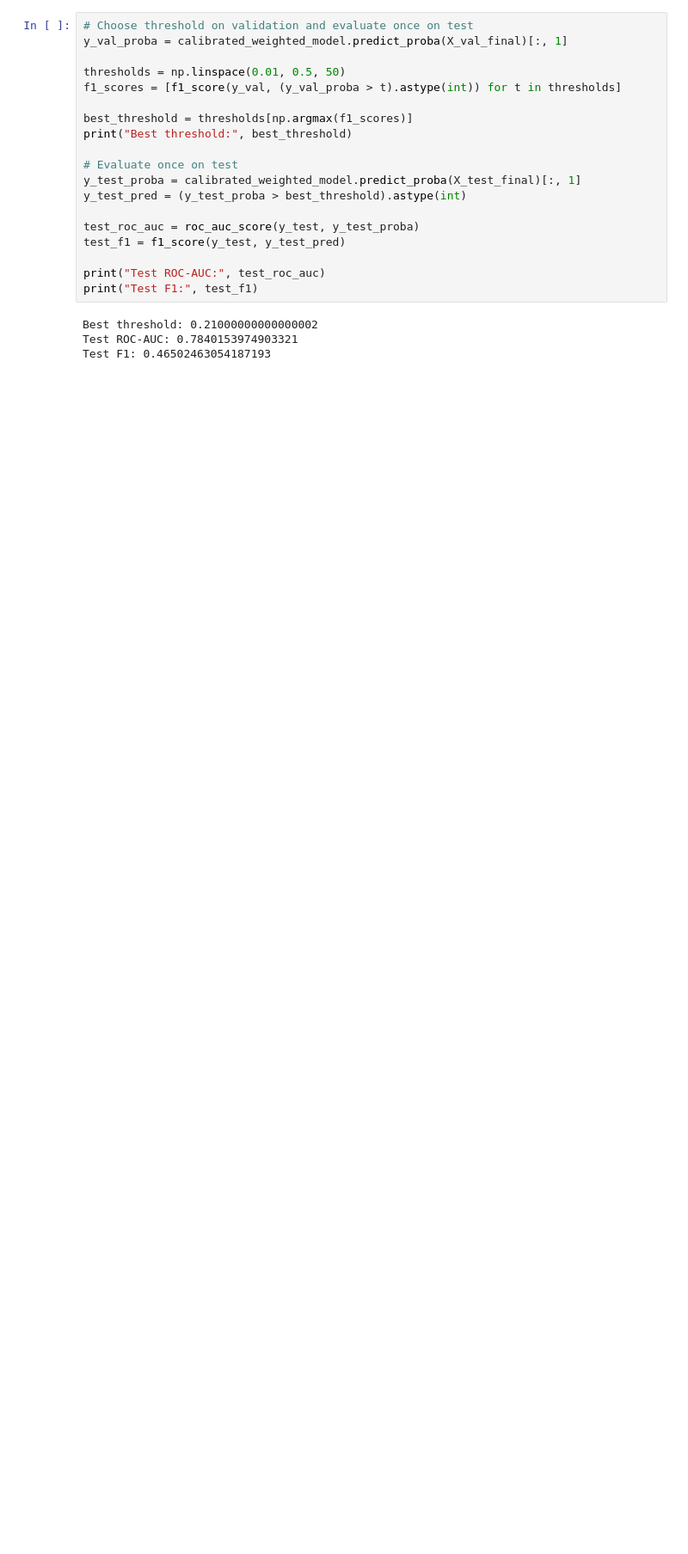
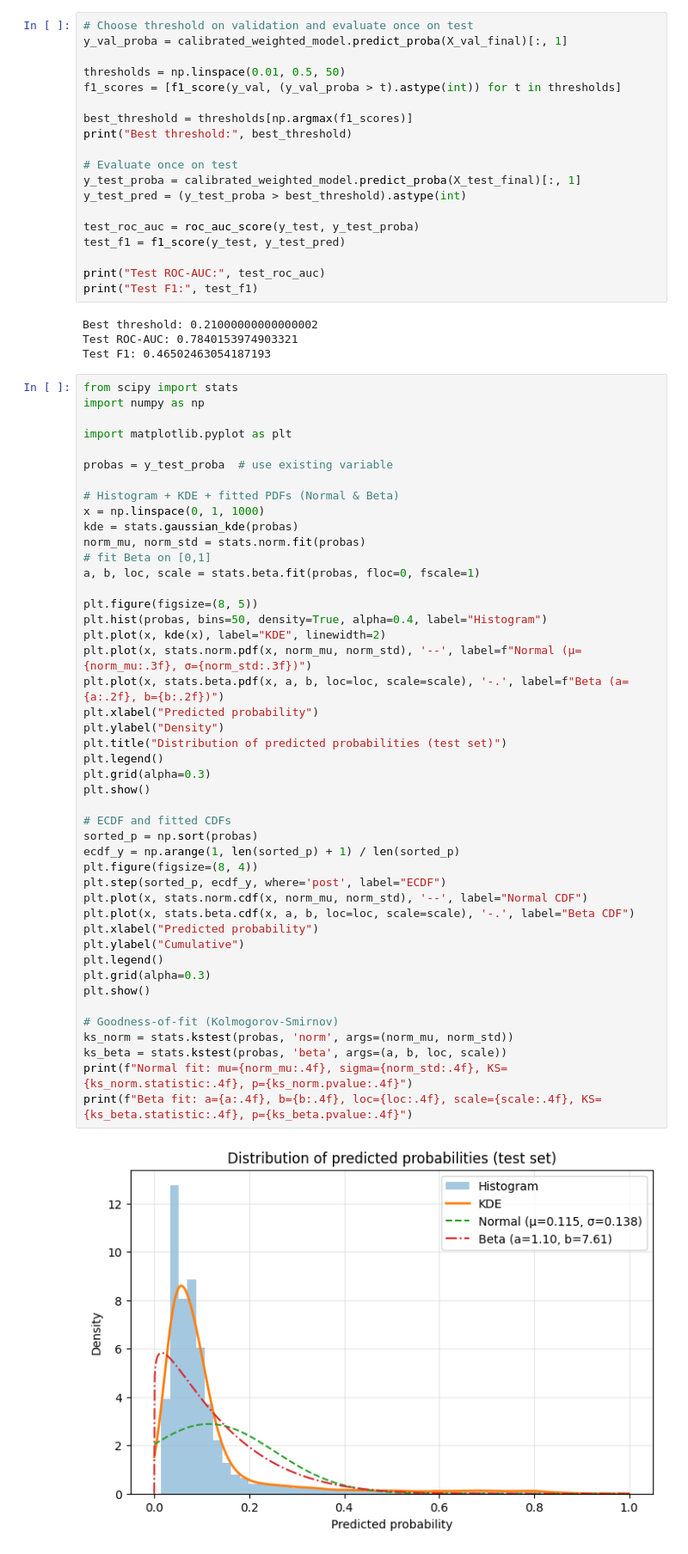
Before and after one commit to Khadija-Ammar/ml-uncertainty-quantification-and-sources, a Jupyter notebook: notebooks/GB_classifier.ipynb, the cells around one changed output. Shown at 86% size. Drawn from its saved outputs; the diff is of its cells as text; blank space fills up the shorter version.

```diff
--- a/GB_classifier.ipynb
+++ b/notebooks/GB_classifier.ipynb
@@ -240,3 +270,50 @@ print("Test F1:", test_f1)
 Best threshold: 0.21000000000000002
 Test ROC-AUC: 0.7840153974903321
 Test F1: 0.46502463054187193
+# %%
+from scipy import stats
+import numpy as np
+
+import matplotlib.pyplot as plt
+
+probas = y_test_proba  # use existing variable
+
+# Histogram + KDE + fitted PDFs (Normal & Beta)
+x = np.linspace(0, 1, 1000)
+kde = stats.gaussian_kde(probas)
+norm_mu, norm_std = stats.norm.fit(probas)
+# fit Beta on [0,1]
+a, b, loc, scale = stats.beta.fit(probas, floc=0, fscale=1)
+
+plt.figure(figsize=(8, 5))
+plt.hist(probas, bins=50, density=True, alpha=0.4, label="Histogram")
+plt.plot(x, kde(x), label="KDE", linewidth=2)
+plt.plot(x, stats.norm.pdf(x, norm_mu, norm_std), '--', label=f"Normal (μ={norm_mu:.3f}, σ={norm_std:.3f})")
+plt.plot(x, stats.beta.pdf(x, a, b, loc=loc, scale=scale), '-.', label=f"Beta (a={a:.2f}, b={b:.2f})")
+plt.xlabel("Predicted probability")
+plt.ylabel("Density")
+plt.title("Distribution of predicted probabilities (test set)")
+plt.legend()
+plt.grid(alpha=0.3)
+plt.show()
+
+# ECDF and fitted CDFs
+sorted_p = np.sort(probas)
+ecdf_y = np.arange(1, len(sorted_p) + 1) / len(sorted_p)
+plt.figure(figsize=(8, 4))
+plt.step(sorted_p, ecdf_y, where='post', label="ECDF")
+plt.plot(x, stats.norm.cdf(x, norm_mu, norm_std), '--', label="Normal CDF")
+plt.plot(x, stats.beta.cdf(x, a, b, loc=loc, scale=scale), '-.', label="Beta CDF")
+plt.xlabel("Predicted probability")
+plt.ylabel("Cumulative")
+plt.legend()
+plt.grid(alpha=0.3)
+plt.show()
+
+# Goodness-of-fit (Kolmogorov-Smirnov)
+ks_norm = stats.kstest(probas, 'norm', args=(norm_mu, norm_std))
+ks_beta = stats.kstest(probas, 'beta', args=(a, b, loc, scale))
+print(f"Normal fit: mu={norm_mu:.4f}, sigma={norm_std:.4f}, KS={ks_norm.statistic:.4f}, p={ks_norm.pvalue:.4f}")
+print(f"Beta fit: a={a:.4f}, b={b:.4f}, loc={loc:.4f}, scale={scale:.4f}, KS={ks_beta.statistic:.4f}, p={ks_beta.pvalue:.4f}")
+# %% [output]
+[figure, added]
```
Also changed, not shown: parts of 6 cells of this notebook, 14 other files.
